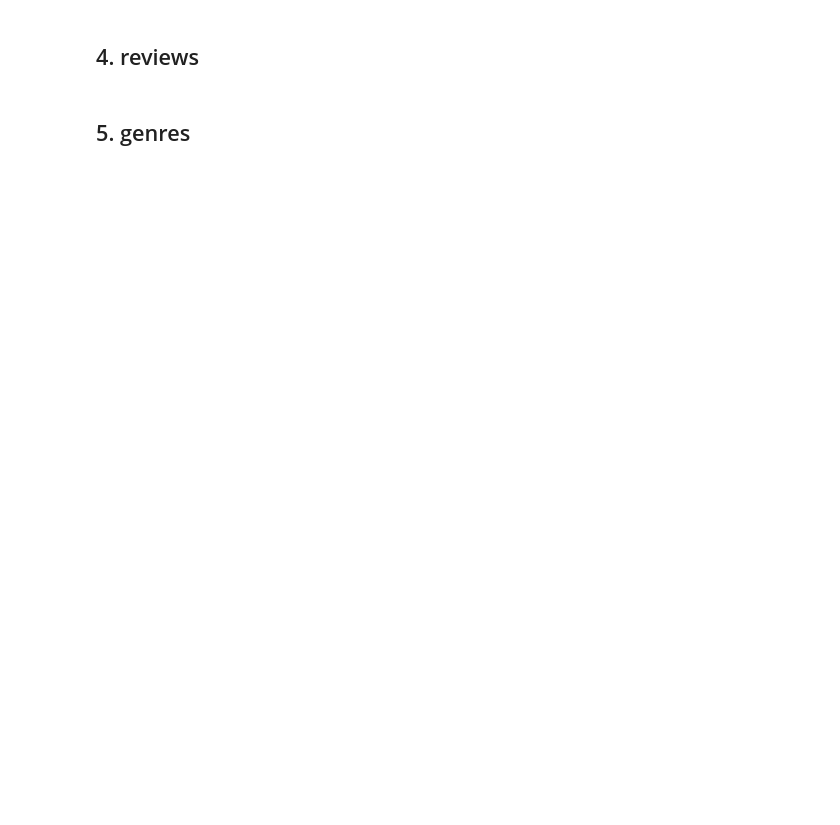
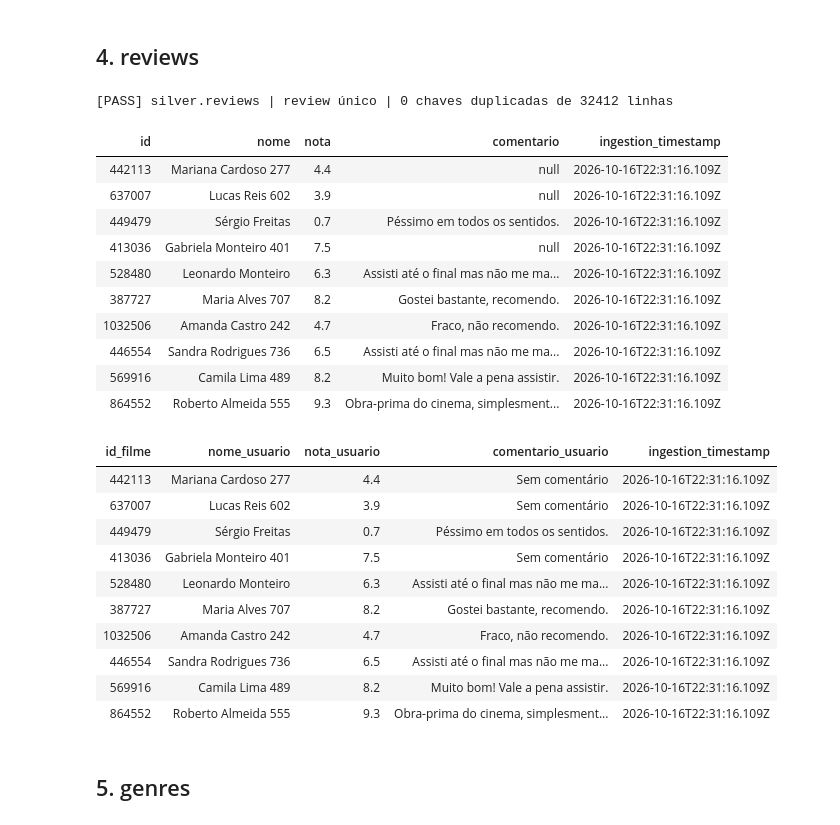
Before and after one commit to ErikaHacimoto/RL_Dados_2026_A2, a Jupyter notebook: Bronze_to_Silver.ipynb, the cells around one changed output. Saved outputs shown, nothing was run; the diff lists cells and outputs as text; code cells hidden in the pictures; blank space fills up the shorter version.

```diff
--- a/Bronze_to_Silver.ipynb
+++ b/Bronze_to_Silver.ipynb
@@ -158,4 +362,61 @@ display(df_silver_info.limit(10))
 # %% [markdown]
 ## 4. reviews
+# %%
+df_bronze_reviews = spark.table(f"{bronze_schema}.reviews")
+
+df_silver_reviews = (
+    df_bronze_reviews
+    .dropDuplicates(["id", "nome", "nota", "comentario"])
+    .filter(F.col("id").isNotNull())
+
+    .withColumn("nota",
+        F.when(F.col("nota") > 10.0, F.lit(None))
+        .when(F.col("nota") < 0.0, F.lit(None))
+        .otherwise(F.col("nota"))
+    )
+
+    .withColumn("comentario",
+        F.when(F.col("comentario").isNotNull(), F.col("comentario"))
+        .when(F.col("comentario").rlike(r"^\s*$"), F.lit("Sem comentário"))
+        .otherwise(F.lit("Sem comentário"))
+    )
+
+    .withColumnRenamed("id", "id_filme")
+    .withColumnRenamed("nome", "nome_usuario")
+    .withColumnRenamed("nota", "nota_usuario")
+    .withColumnRenamed("comentario", "comentario_usuario")
+)
+
+dq_check_unique("silver.reviews", "review único", df_silver_reviews,
+                 ["id_filme", "nome_usuario", "nota_usuario", "comentario_usuario"])
+
+df_silver_reviews.write.format("delta").mode("overwrite").option("overwriteSchema", "true").saveAsTable(f"{silver_schema}.reviews")
+
+display(df_bronze_reviews.limit(10))
+display(df_silver_reviews.limit(10))
+# %% [output]
+[PASS] silver.reviews | review único | 0 chaves duplicadas de 32412 linhas
+| id | nome | nota | comentario | ingestion_timestamp |
+| 442113 | Mariana Cardoso 277 | 4.4 | null | 2026-10-16T22:31:16.109Z |
+| 637007 | Lucas Reis 602 | 3.9 | null | 2026-10-16T22:31:16.109Z |
+| 449479 | Sérgio Freitas | 0.7 | Péssimo em todos os sentidos. | 2026-10-16T22:31:16.109Z |
+| 413036 | Gabriela Monteiro 401 | 7.5 | null | 2026-10-16T22:31:16.109Z |
+| 528480 | Leonardo Monteiro | 6.3 | Assisti até o final mas não me ma... | 2026-10-16T22:31:16.109Z |
+| 387727 | Maria Alves 707 | 8.2 | Gostei bastante, recomendo. | 2026-10-16T22:31:16.109Z |
+| 1032506 | Amanda Castro 242 | 4.7 | Fraco, não recomendo. | 2026-10-16T22:31:16.109Z |
+| 446554 | Sandra Rodrigues 736 | 6.5 | Assisti até o final mas não me ma... | 2026-10-16T22:31:16.109Z |
+| 569916 | Camila Lima 489 | 8.2 | Muito bom! Vale a pena assistir. | 2026-10-16T22:31:16.109Z |
+| 864552 | Roberto Almeida 555 | 9.3 | Obra-prima do cinema, simplesment... | 2026-10-16T22:31:16.109Z |
+| id_filme | nome_usuario | nota_usuario | comentario_usuario | ingestion_timestamp |
+| 442113 | Mariana Cardoso 277 | 4.4 | Sem comentário | 2026-10-16T22:31:16.109Z |
+| 637007 | Lucas Reis 602 | 3.9 | Sem comentário | 2026-10-16T22:31:16.109Z |
+| 449479 | Sérgio Freitas | 0.7 | Péssimo em todos os sentidos. | 2026-10-16T22:31:16.109Z |
+| 413036 | Gabriela Monteiro 401 | 7.5 | Sem comentário | 2026-10-16T22:31:16.109Z |
+| 528480 | Leonardo Monteiro | 6.3 | Assisti até o final mas não me ma... | 2026-10-16T22:31:16.109Z |
+| 387727 | Maria Alves 707 | 8.2 | Gostei bastante, recomendo. | 2026-10-16T22:31:16.109Z |
+| 1032506 | Amanda Castro 242 | 4.7 | Fraco, não recomendo. | 2026-10-16T22:31:16.109Z |
+| 446554 | Sandra Rodrigues 736 | 6.5 | Assisti até o final mas não me ma... | 2026-10-16T22:31:16.109Z |
+| 569916 | Camila Lima 489 | 8.2 | Muito bom! Vale a pena assistir. | 2026-10-16T22:31:16.109Z |
+| 864552 | Roberto Almeida 555 | 9.3 | Obra-prima do cinema, simplesment... | 2026-10-16T22:31:16.109Z |
 # %% [markdown]
 ## 5. genres
```
Also changed, not shown: parts of 7 cells of this notebook.
